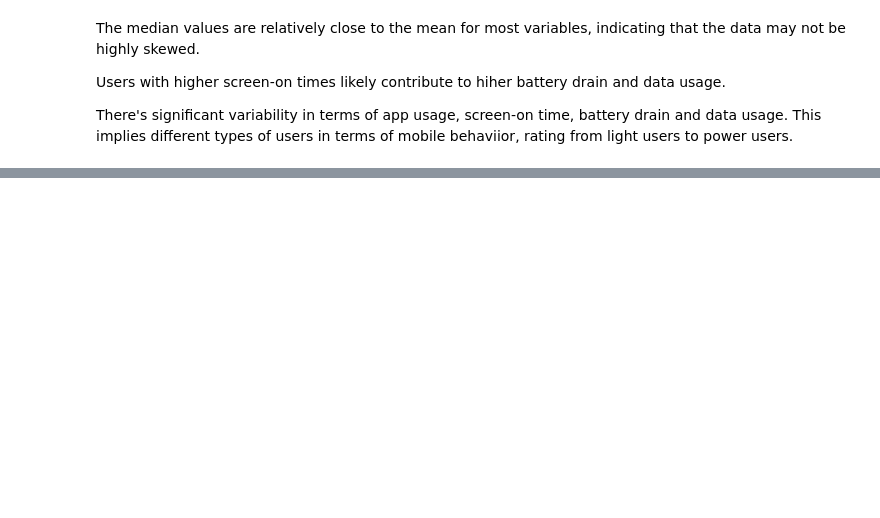
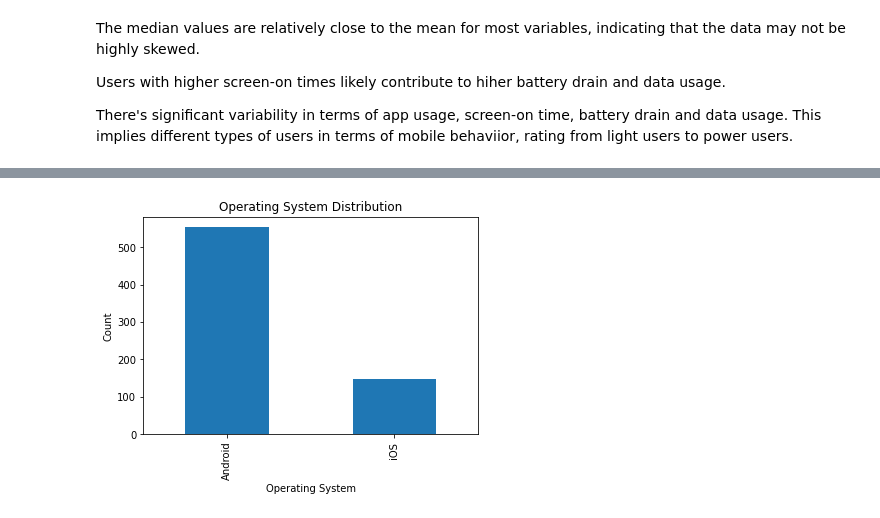
Before and after one commit to mateuszreliga/Python_MobileUserBehavior, a Jupyter notebook: MobileUserBehavior.ipynb, the cells around one changed output, grey strips where cells are left out. Drawn from its saved outputs; the diff is of its cells as text; code cells hidden in the pictures; blank space fills up the shorter version.

```diff
--- a/MobileUserBehavior.ipynb
+++ b/MobileUserBehavior.ipynb
@@ -79,0 +110,12 @@ There's significant variability in terms of app usage, screen-on time, battery d
+# %%
+# Operating System distribution
+
+os_distribution = df['Operating System'].value_counts()
+
+os_distribution.plot(kind='bar')
+plt.title('Operating System Distribution')
+plt.xlabel('Operating System')
+plt.ylabel('Count')
+plt.show()
+# %% [output]
+[figure, added]
```
Also changed, not shown: parts of 6 cells of this notebook.
